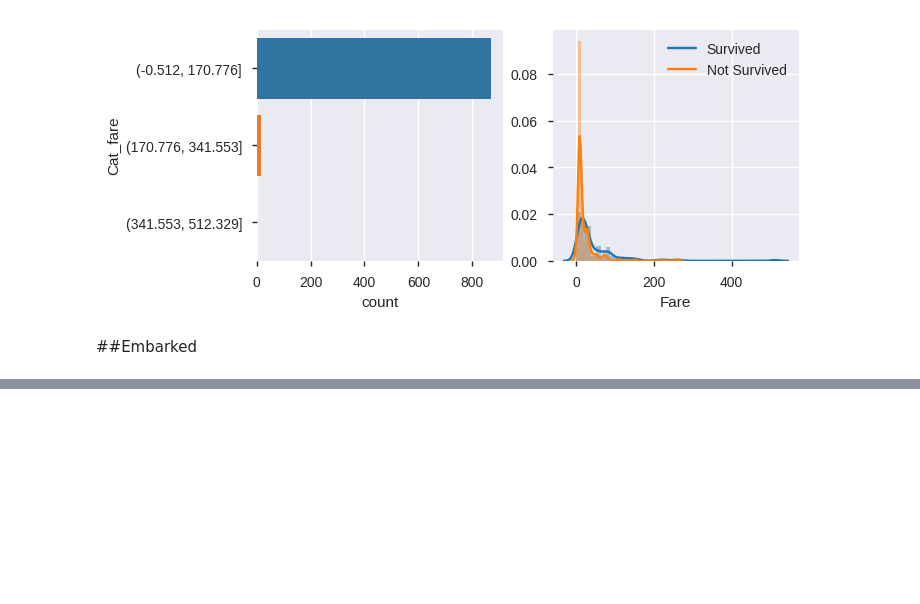
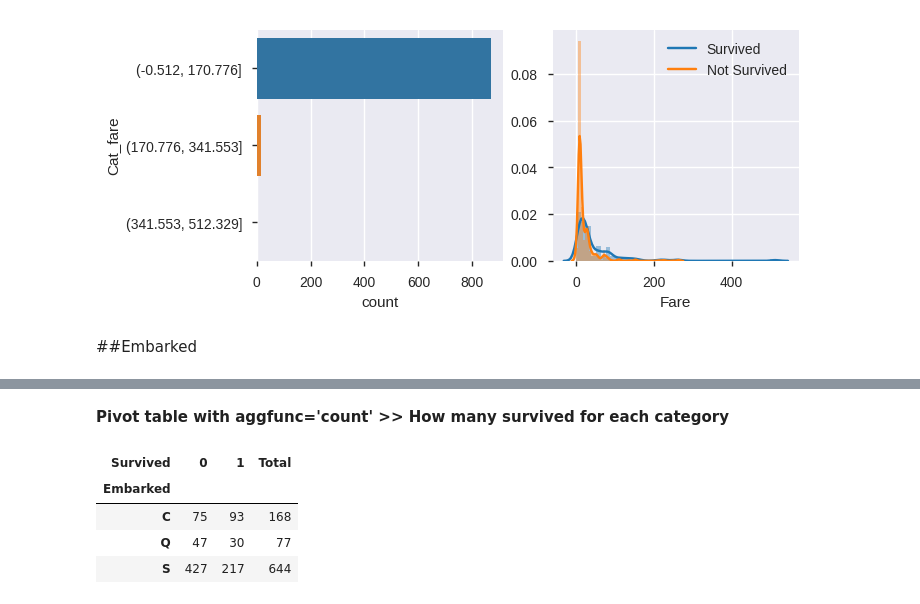
Before and after one commit to PieroNarciso/Titanic_ML_project, a Jupyter notebook: data_analysis.ipynb, the cells around one changed output, grey strips where cells are left out. Saved outputs shown, nothing was run; the diff lists cells and outputs as text; code cells hidden in the pictures; blank space fills up the shorter version.

```diff
--- a/data_analysis.ipynb
+++ b/data_analysis.ipynb
@@ -290,0 +305,12 @@ sns.distplot(not_survived, kde_kws={'label': 'Not Survived'})
+# %% [markdown]
+**Pivot table with aggfunc='count' >> How many survived for each category**
+# %%
+embarked_pt = pd.pivot_table(train_set, values='Survived', index='Embarked', columns=train_set['Survived'], aggfunc='count')
+embarked_pt['Total'] = embarked_pt[0] + embarked_pt[1]
+embarked_pt
+# %% [output]
+| Survived | 0 | 1 | Total |
+| Embarked |  |  |  |
+| C | 75 | 93 | 168 |
+| Q | 47 | 30 | 77 |
+| S | 427 | 217 | 644 |
```
Also changed, not shown: parts of 18 cells of this notebook, 1 other file.
